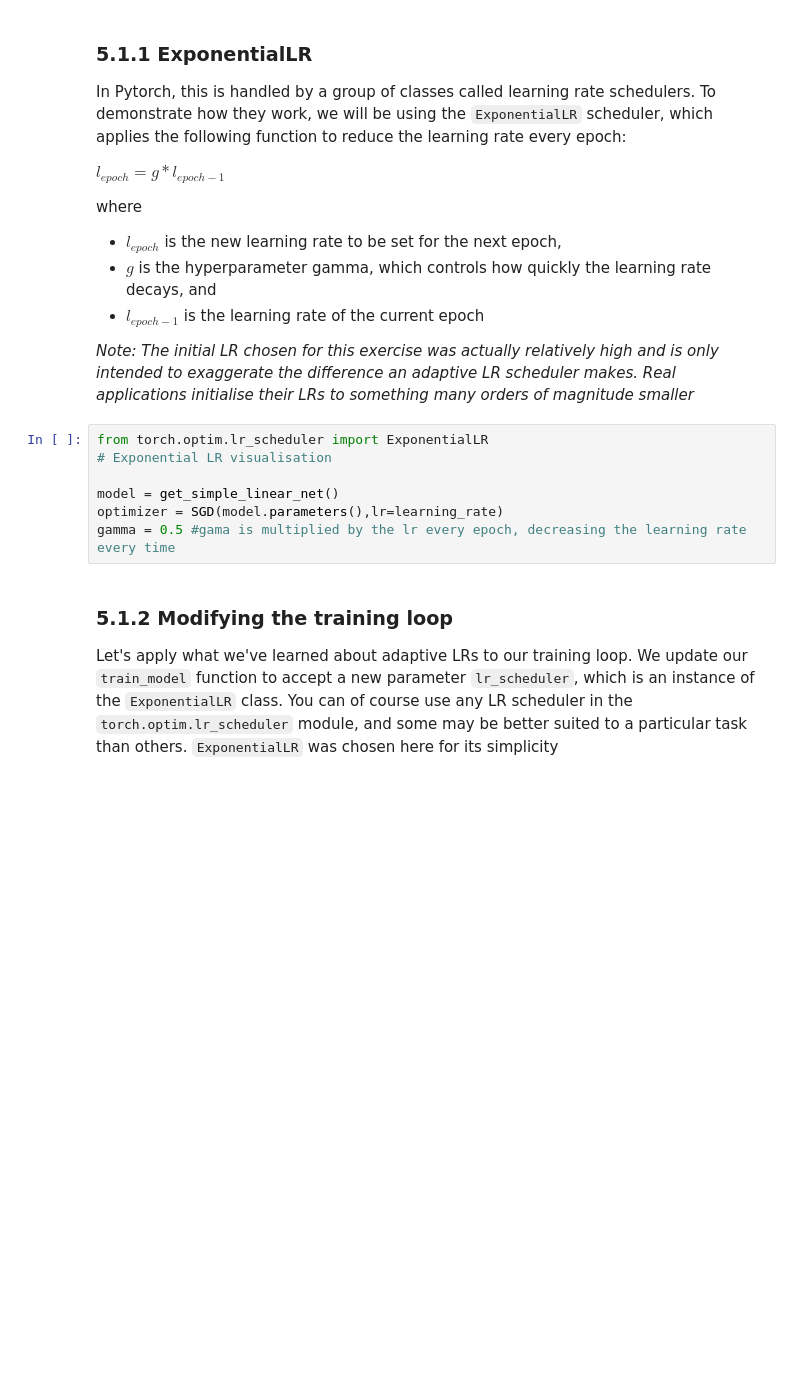
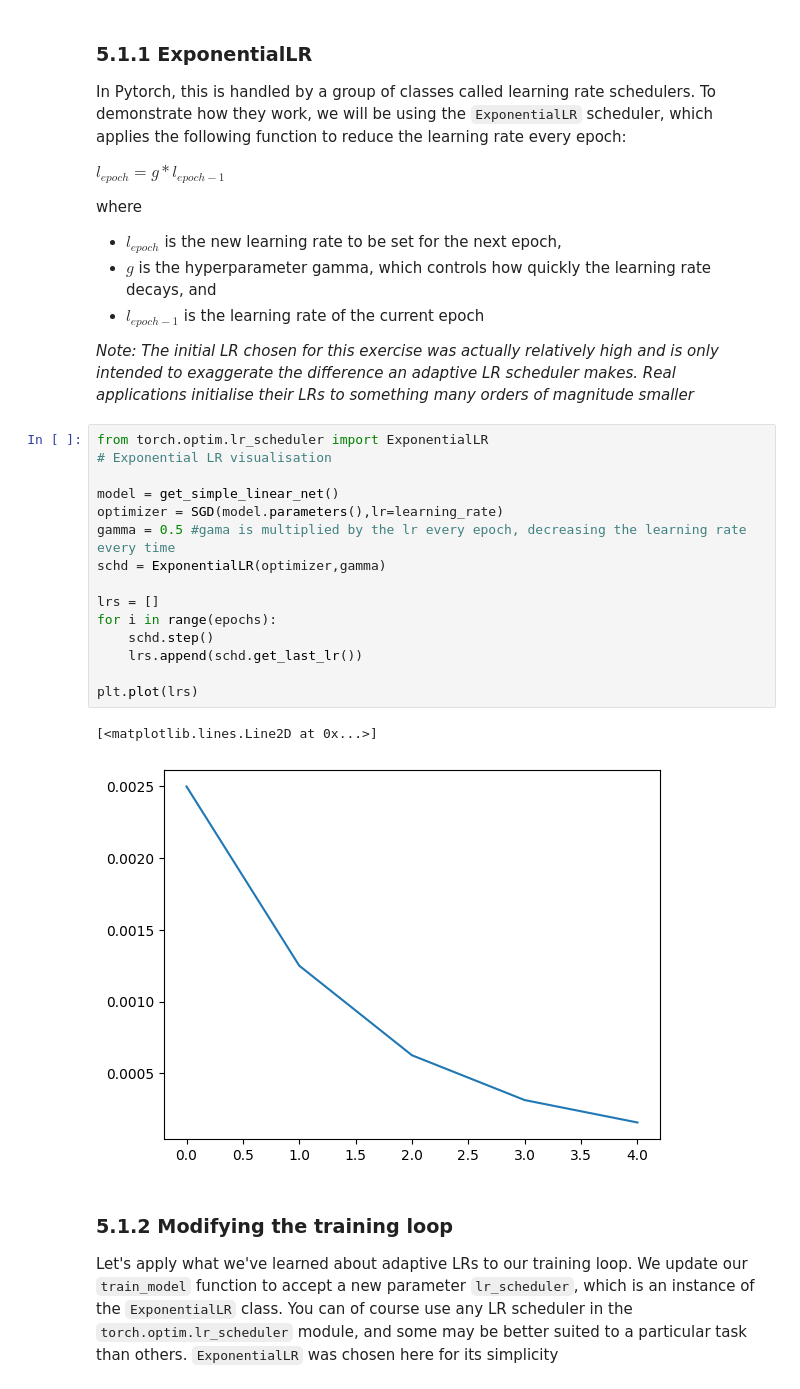
Before and after one commit to Mehdialmoo/Introduction_to_DeepLearning, a Jupyter notebook: week-5-improving-training-loop.ipynb, the cells around one changed output. Drawn from its saved outputs; the diff is of its cells as text; blank space fills up the shorter version.

```diff
--- a/week-5-improving-training-loop.ipynb
+++ b/week-5-improving-training-loop.ipynb
@@ -23,10 +23,21 @@ _Note: The initial LR chosen for this exercise was actually relatively high and
 # %%
 from torch.optim.lr_scheduler import ExponentialLR
 # Exponential LR visualisation
 
 model = get_simple_linear_net()
 optimizer = SGD(model.parameters(),lr=learning_rate)
 gamma = 0.5 #gama is multiplied by the lr every epoch, decreasing the learning rate every time
+schd = ExponentialLR(optimizer,gamma)
+
+lrs = []
+for i in range(epochs):
+    schd.step()
+    lrs.append(schd.get_last_lr())
+
+plt.plot(lrs)
+# %% [output]
+[<matplotlib.lines.Line2D at 0x...>]
+[figure, added]
 # %% [markdown]
 ### 5.1.2 Modifying the training loop
 Let's apply what we've learned about adaptive LRs to our training loop. We update our `train_model` function to accept a new parameter `lr_scheduler`, which is an instance of the `ExponentialLR` class. You can of course use any LR scheduler in the `torch.optim.lr_scheduler` module, and some may be better suited to a particular task than others. `ExponentialLR` was chosen here for its simplicity
```
Also changed, not shown: parts of 2 cells of this notebook.
